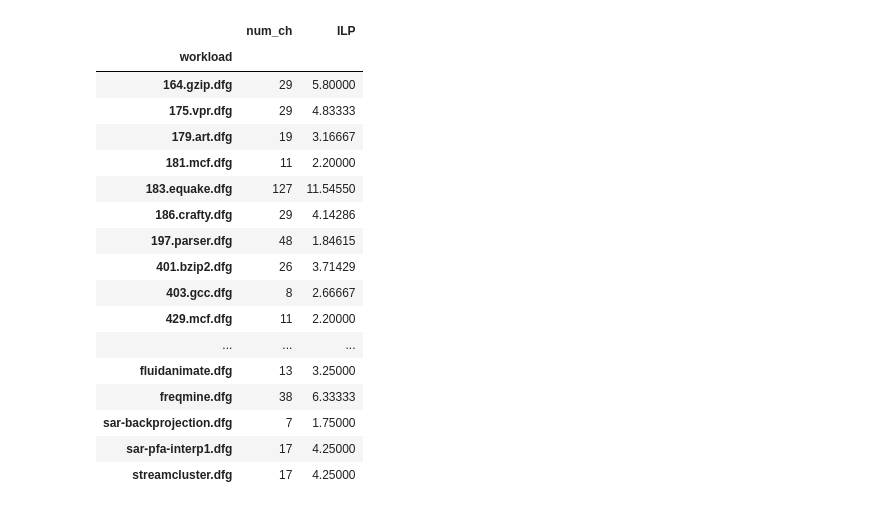
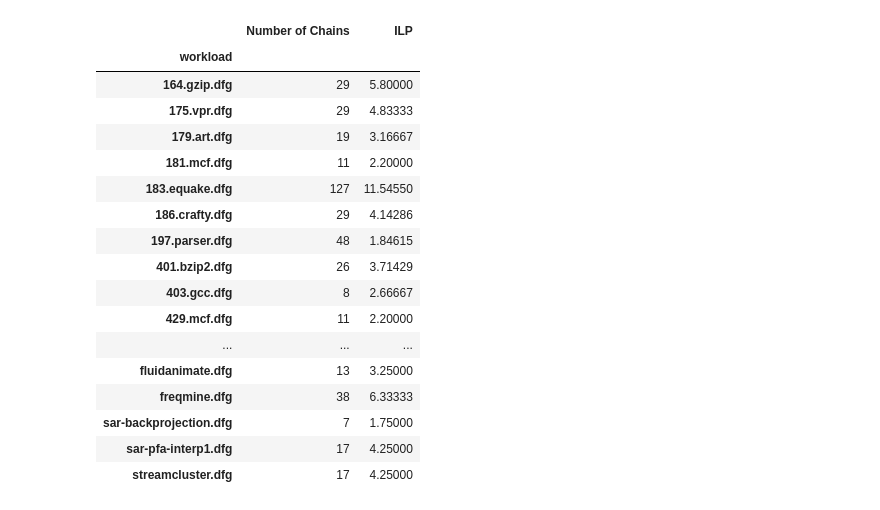
Before and after one commit to amsharifian/plotpython, a Jupyter notebook: Scripts/SimpleBarChart.ipynb, the cells around one changed output. Drawn from its saved outputs; the diff is of its cells as text; code cells hidden in the pictures.

```diff
--- a/Scripts/SimpleBarChart.ipynb
+++ b/Scripts/SimpleBarChart.ipynb
@@ -15,9 +15,10 @@ data = pd.read_csv('mlp_data.csv', index_col='workload')
 # %%
 # Selecting columns
 n = data.loc[:,['num_ch','ILP']]
+n.columns = ['Number of Chains', 'ILP']
 n
 # %% [output]
-|  | num_ch | ILP |
+|  | Number of Chains | ILP |
 | workload |  |  |
 | 164.gzip.dfg | 29 | 5.80000 |
 | 175.vpr.dfg | 29 | 4.83333 |
```
Also changed, not shown: 2 other files.
